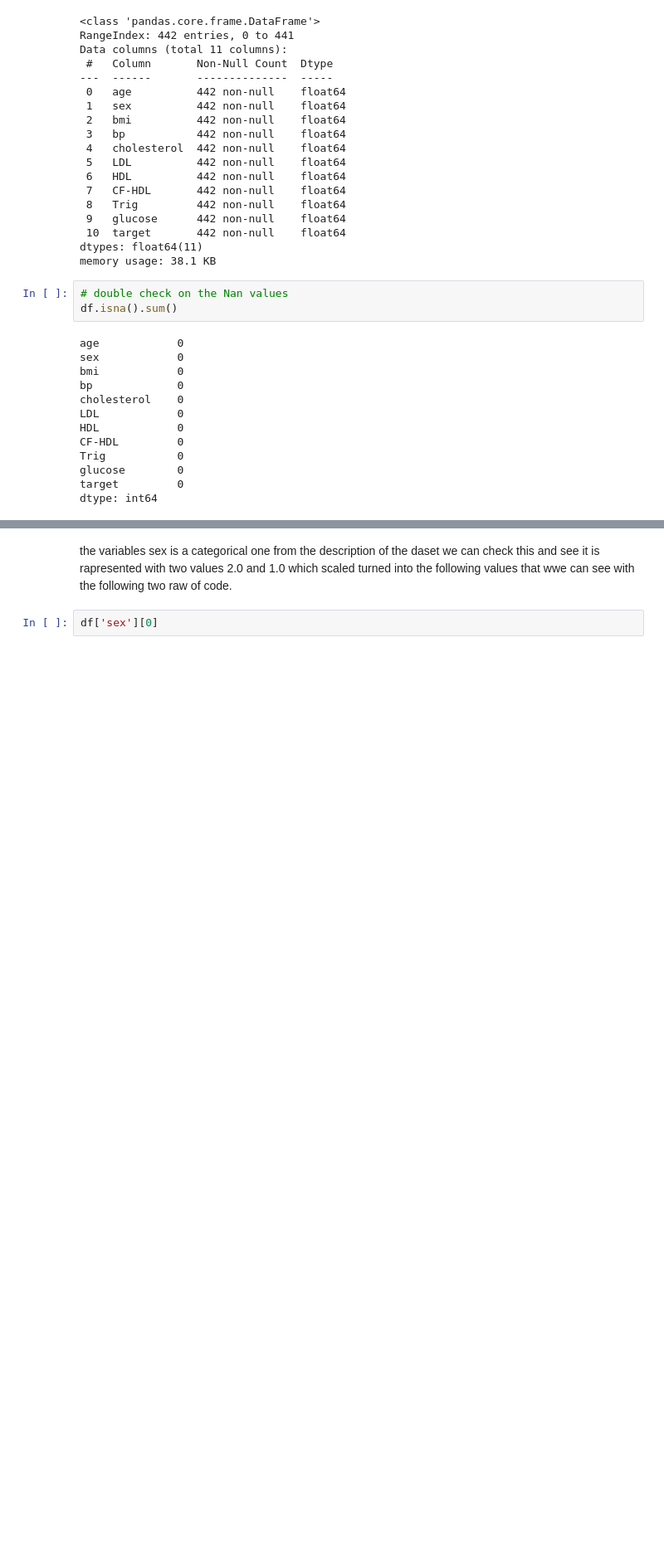
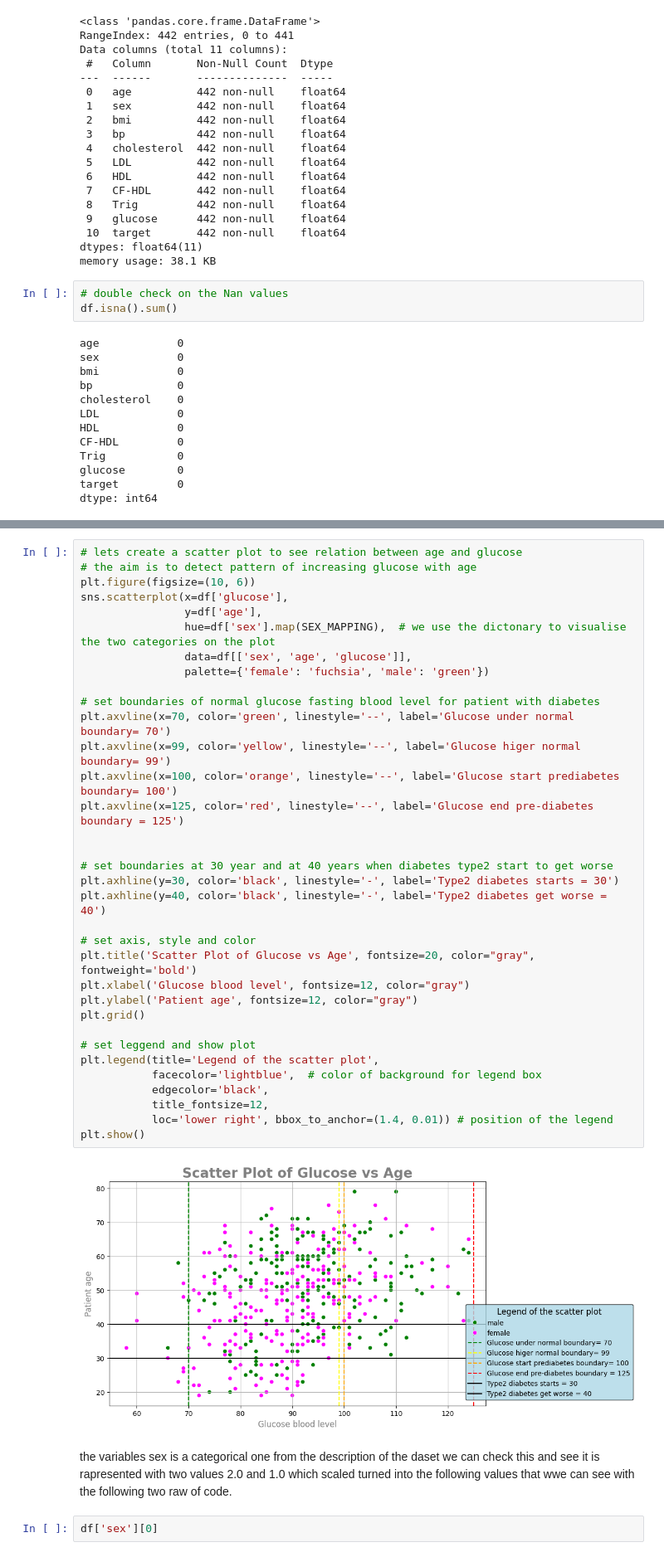
Before and after one commit to kozen88/Diabetes_Onward_Monitor, a Jupyter notebook: diabetes_regression.ipynb, the cells around one changed output, grey strips where cells are left out. Shown at 83% size. Saved outputs shown, nothing was run; the diff lists cells and outputs as text; blank space fills up the shorter version.

```diff
--- a/diabetes_regression.ipynb
+++ b/diabetes_regression.ipynb
@@ -295,3 +338,39 @@ plt.show()
+# %%
+# lets create a scatter plot to see relation between age and glucose
+# the aim is to detect pattern of increasing glucose with age
+plt.figure(figsize=(10, 6))
+sns.scatterplot(x=df['glucose'],
+                y=df['age'],
+                hue=df['sex'].map(SEX_MAPPING),  # we use the dictonary to visualise the two categories on the plot
+                data=df[['sex', 'age', 'glucose']],
+                palette={'female': 'fuchsia', 'male': 'green'})
+
+# set boundaries of normal glucose fasting blood level for patient with diabetes
+plt.axvline(x=70, color='green', linestyle='--', label='Glucose under normal boundary= 70')
+plt.axvline(x=99, color='yellow', linestyle='--', label='Glucose higer normal boundary= 99')
+plt.axvline(x=100, color='orange', linestyle='--', label='Glucose start prediabetes boundary= 100')
+plt.axvline(x=125, color='red', linestyle='--', label='Glucose end pre-diabetes boundary = 125')
+
+
+# set boundaries at 30 year and at 40 years when diabetes type2 start to get worse
+plt.axhline(y=30, color='black', linestyle='-', label='Type2 diabetes starts = 30')
+plt.axhline(y=40, color='black', linestyle='-', label='Type2 diabetes get worse = 40')
+
+# set axis, style and color
+plt.title('Scatter Plot of Glucose vs Age', fontsize=20, color="gray", fontweight='bold')
+plt.xlabel('Glucose blood level', fontsize=12, color="gray")
+plt.ylabel('Patient age', fontsize=12, color="gray")
+plt.grid()
+
+# set leggend and show plot
+plt.legend(title='Legend of the scatter plot',
+           facecolor='lightblue',  # color of background for legend box
+           edgecolor='black',
+           title_fontsize=12,
+           loc='lower right', bbox_to_anchor=(1.4, 0.01)) # position of the legend
+plt.show()
+# %% [output]
+[figure, added]
 # %% [markdown]
 the variables sex is a categorical one from the description of the daset we can check this and see it is rapresented with two values 2.0 and 1.0 which scaled turned into the following values that wwe can see with the following two raw of code.
 # %%
```
Also changed, not shown: parts of 9 cells of this notebook.
